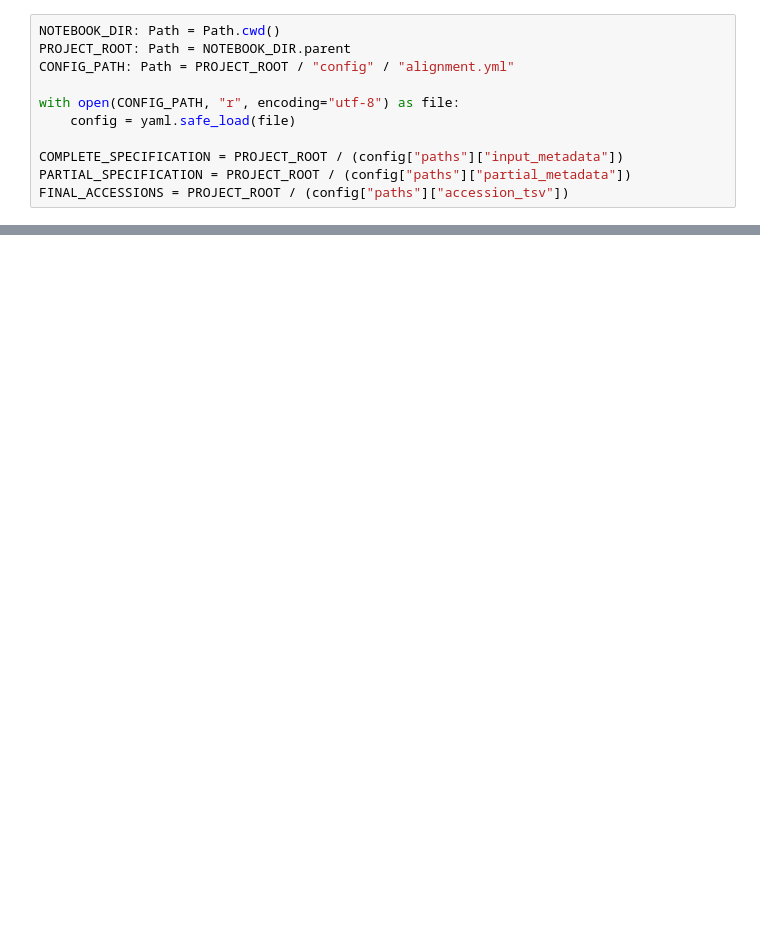
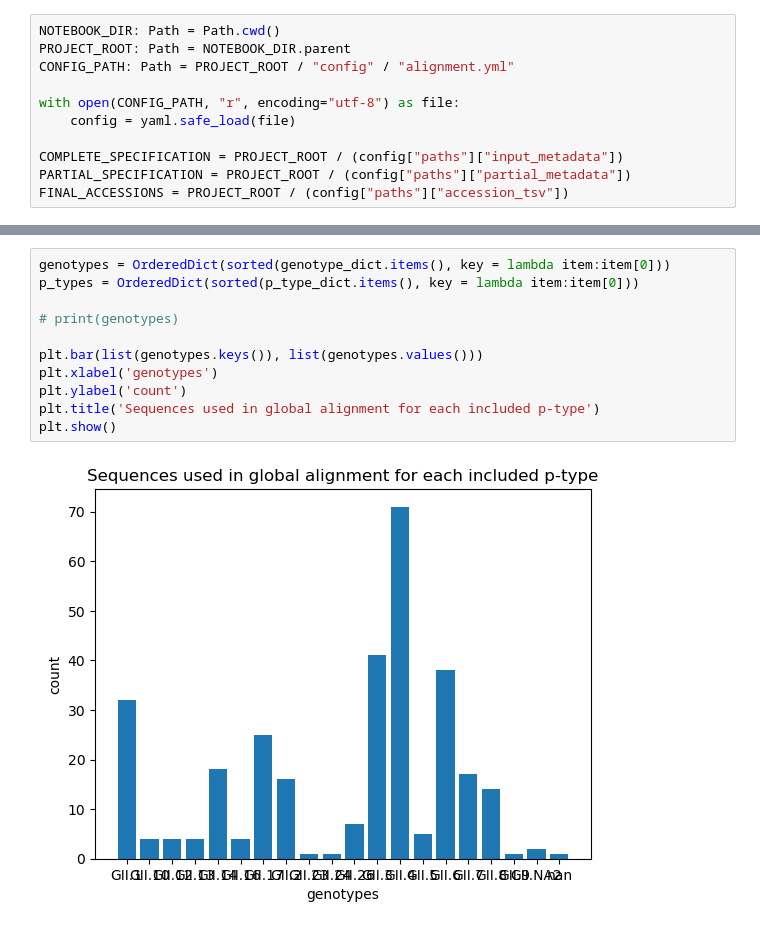
Before and after one commit to chriryde/norovirus-gii-dualtyping-ngs, a Jupyter notebook: notebooks/02_alignment.ipynb, the cells around one changed output, grey strips where cells are left out. Drawn from its saved outputs; the diff is of its cells as text; blank space fills up the shorter version.

```diff
--- a/notebooks/02_alignment.ipynb
+++ b/notebooks/02_alignment.ipynb
@@ -45,0 +72,13 @@ Name: 310, dtype: str
+# %%
+genotypes = OrderedDict(sorted(genotype_dict.items(), key = lambda item:item[0]))
+p_types = OrderedDict(sorted(p_type_dict.items(), key = lambda item:item[0]))
+
+# print(genotypes)
+
+plt.bar(list(genotypes.keys()), list(genotypes.values()))
+plt.xlabel('genotypes')
+plt.ylabel('count')
+plt.title('Sequences used in global alignment for each included p-type')
+plt.show()
+# %% [output]
+[figure, added]
```
Also changed, not shown: parts of 4 cells of this notebook, 13 other files.
